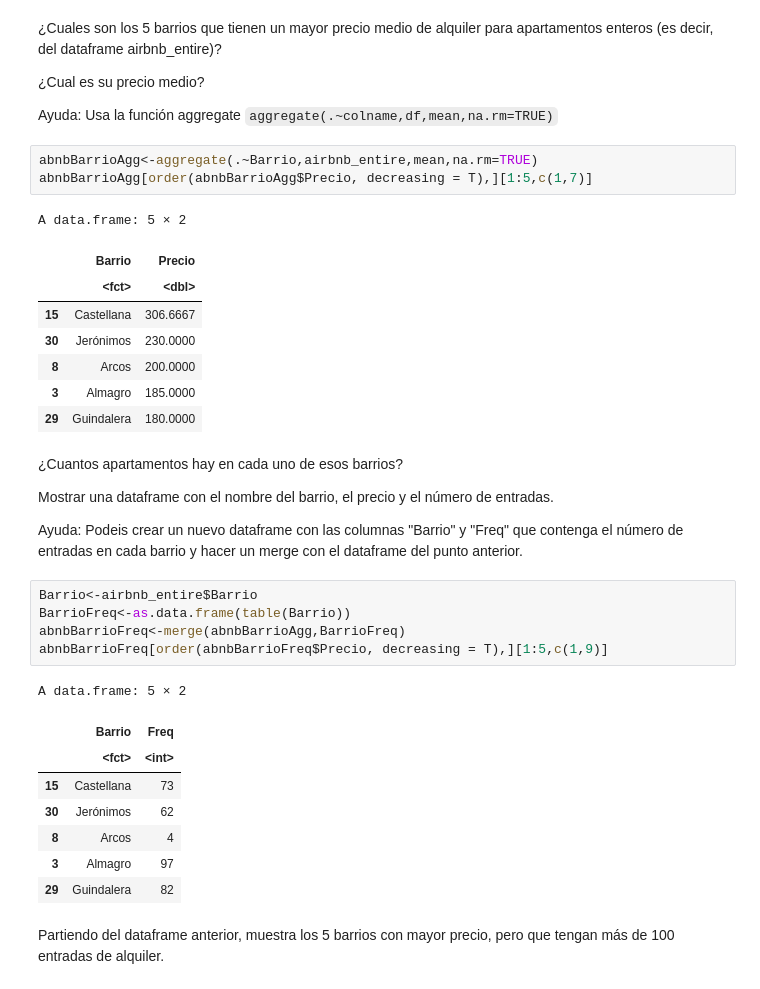
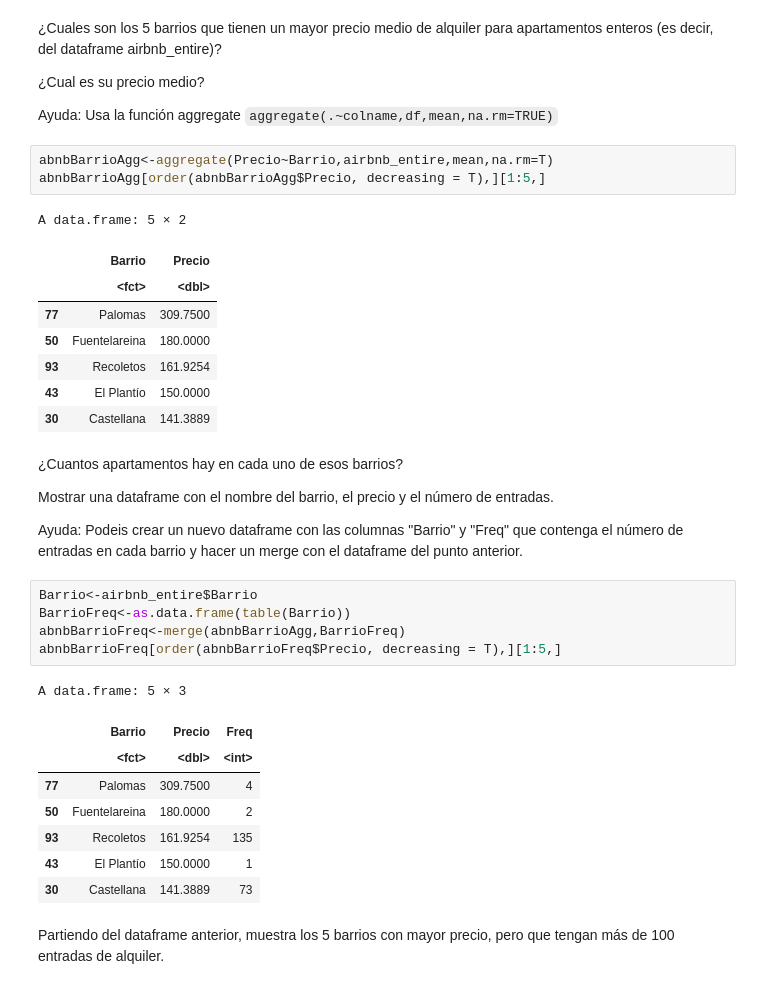
Before and after one commit to angelOlivares/estadisticaR, a Jupyter notebook: 0-PracticaFinal.ipynb, the cells around one changed output. Drawn from its saved outputs; the diff is of its cells as text.

```diff
--- a/0-PracticaFinal.ipynb
+++ b/0-PracticaFinal.ipynb
@@ -506,17 +432,17 @@ Embajadores Universidad     Palacio         Sol      Cortes
 
 Ayuda: Usa la función aggregate `aggregate(.~colname,df,mean,na.rm=TRUE)`
 # %%
-abnbBarrioAgg<-aggregate(.~Barrio,airbnb_entire,mean,na.rm=TRUE)
-abnbBarrioAgg[order(abnbBarrioAgg$Precio, decreasing = T),][1:5,c(1,7)]
+abnbBarrioAgg<-aggregate(Precio~Barrio,airbnb_entire,mean,na.rm=T)
+abnbBarrioAgg[order(abnbBarrioAgg$Precio, decreasing = T),][1:5,]
 # %% [output]
 A data.frame: 5 × 2
 |  | Barrio | Precio |
 |  | <fct> | <dbl> |
-| 15 | Castellana | 306.6667 |
-| 30 | Jerónimos | 230.0000 |
-| 8 | Arcos | 200.0000 |
-| 3 | Almagro | 185.0000 |
-| 29 | Guindalera | 180.0000 |
+| 77 | Palomas | 309.7500 |
+| 50 | Fuentelareina | 180.0000 |
+| 93 | Recoletos | 161.9254 |
+| 43 | El Plantío | 150.0000 |
+| 30 | Castellana | 141.3889 |
 # %% [markdown]
 ¿Cuantos apartamentos hay en cada uno de esos barrios?
 
@@ -526,17 +452,17 @@ Ayuda: Podeis crear un nuevo dataframe con las columnas "Barrio" y "Freq" que co
 # %%
 Barrio<-airbnb_entire$Barrio
 BarrioFreq<-as.data.frame(table(Barrio))
 abnbBarrioFreq<-merge(abnbBarrioAgg,BarrioFreq)
-abnbBarrioFreq[order(abnbBarrioFreq$Precio, decreasing = T),][1:5,c(1,9)]
+abnbBarrioFreq[order(abnbBarrioFreq$Precio, decreasing = T),][1:5,]
 # %% [output]
-A data.frame: 5 × 2
+A data.frame: 5 × 3
-|  | Barrio | Freq |
-|  | <fct> | <int> |
-| 15 | Castellana | 73 |
-| 30 | Jerónimos | 62 |
-| 8 | Arcos | 4 |
-| 3 | Almagro | 97 |
-| 29 | Guindalera | 82 |
+|  | Barrio | Precio | Freq |
+|  | <fct> | <dbl> | <int> |
+| 77 | Palomas | 309.7500 | 4 |
+| 50 | Fuentelareina | 180.0000 | 2 |
+| 93 | Recoletos | 161.9254 | 135 |
+| 43 | El Plantío | 150.0000 | 1 |
+| 30 | Castellana | 141.3889 | 73 |
 # %% [markdown]
 Partiendo del dataframe anterior, muestra los 5 barrios con mayor precio, pero que tengan más de 100 entradas de alquiler.
 # %%
```
Also changed, not shown: parts of 12 cells of this notebook.
